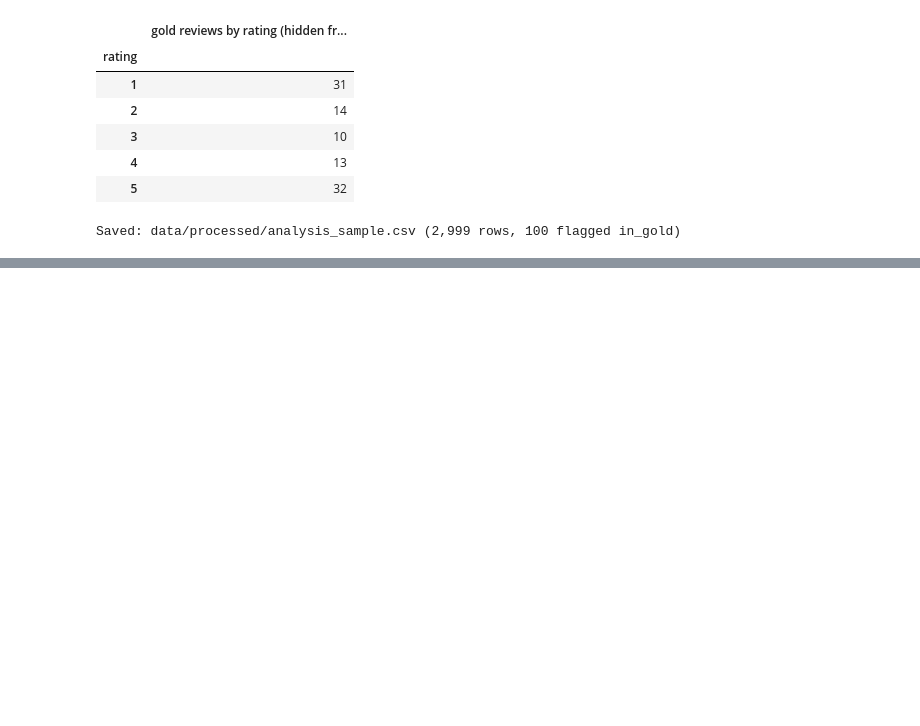
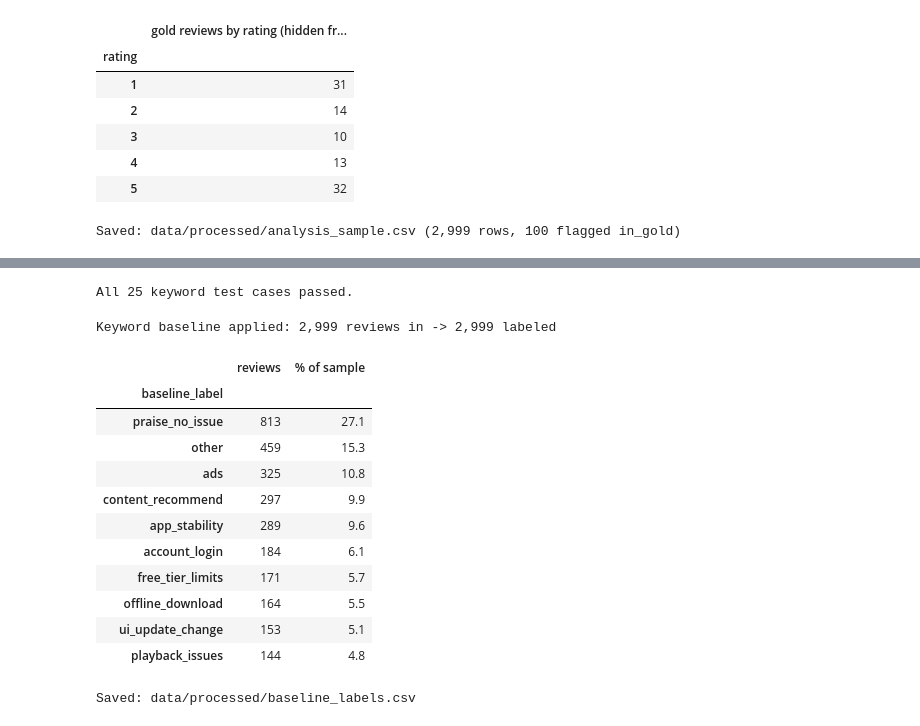
Before and after one commit to morghendy12/spotify_reviews_project, a Jupyter notebook: notebooks/spotify_review_triage.ipynb, the cells around one changed output, grey strips where cells are left out. Cells and saved outputs as stored; diff of their text form; code cells hidden in the pictures; blank space fills up the shorter version.

```diff
--- a/notebooks/spotify_review_triage.ipynb
+++ b/notebooks/spotify_review_triage.ipynb
@@ -513,0 +585,75 @@ Created: data/labels/gold_labels_subrahmanyam.xlsx
+# %%
+# Test cases: one example per label, taken from the codebook, plus the tie-break rules.
+# WHY: these confirm the rules do what the codebook says BEFORE we trust them on real reviews.
+# They are NOT a measure of accuracy (that comes from the gold set); they catch logic bugs.
+TEST_CASES = [
+    ("Too many ads", "ads"),
+    ("an ad after every song", "ads"),
+    ("music stops when I lock my screen", "playback_issues"),
+    ("won't connect to my car", "playback_issues"),
+    ("app crashes on launch", "app_stability"),
+    ("so laggy since the update", "app_stability"),
+    ("bring back the old layout", "ui_update_change"),
+    ("I can't pick the song I want", "free_tier_limits"),
+    ("my downloaded songs keep vanishing", "offline_download"),
+    ("keeps logging me out", "account_login"),
+    ("charged twice for premium", "account_login"),
+    ("adds random songs to my playlist", "content_recommend"),
+    ("Best music app ever!", "praise_no_issue"),
+    ("worst app", "other"),
+    # Tie-break 1: complaint beats praise
+    ("Love it but too many ads", "ads"),
+    # Tie-break 2: several complaints -> first mentioned
+    ("The app crashes all the time and there are too many ads", "app_stability"),
+    # Normalized decorative text (Section 3.2) must still match
+    (clean_text("𝐓𝐨𝐨 𝐦𝐚𝐧𝐲 𝐚𝐝𝐬"), "ads"),
+    # v2 fixes (each one found in a NON-gold review during the single revision round)
+    ("Too many adds . Can enjoy music.", "ads"),                         # misspelling "adds"
+    ("Too much add, so annoying", "ads"),                                 # misspelling "add"
+    ("it adds songs I don't like to my playlist", "content_recommend"),   # "adds songs" must NOT become ads
+    ("Now playing bar disappeared after the update", "ui_update_change"),
+    ("We can't skip if we don't have premium", "free_tier_limits"),
+    ("All it does is play the 5 sec preview", "free_tier_limits"),
+    ("I like it and the bass is so powerful", "praise_no_issue"),
+    ("I was not satisfied", "other"),                                     # negated praise must not count as praise
+]
+failures = [(t, exp, keyword_label(t)) for t, exp in TEST_CASES if keyword_label(t) != exp]
+for t, exp, got in failures:
+    print(f"FAIL: {t!r}: expected {exp}, got {got}")
+assert not failures, f"{len(failures)} keyword test case(s) failed"
+print(f"All {len(TEST_CASES)} keyword test cases passed.")
+# %% [output]
+All 25 keyword test cases passed.
+# %%
+before = len(sample)
+sample["baseline_label"] = sample["review_clean"].map(keyword_label)
+print(f"Keyword baseline applied: {before:,} reviews in -> {len(sample):,} labeled")
+
+# Labeling must not add or drop reviews.
+assert len(sample) == before
+# Every review gets exactly one label, and it must be one of the 10 valid labels.
+assert sample["baseline_label"].isin(LABELS).all(), "Baseline produced an invalid label"
+# The rules are deterministic: running them again must give identical labels (unlike an LLM).
+assert (sample["review_clean"].map(keyword_label) == sample["baseline_label"]).all(), "Baseline is not deterministic"
+
+dist = sample["baseline_label"].value_counts().to_frame("reviews")
+dist["% of sample"] = (dist["reviews"] / len(sample) * 100).round(1)
+display(dist)
+
+sample[["review_id", "baseline_label"]].to_csv(PROC / "baseline_labels.csv", index=False)
+print("Saved: data/processed/baseline_labels.csv")
+# %% [output]
+Keyword baseline applied: 2,999 reviews in -> 2,999 labeled
+|  | reviews | % of sample |
+| baseline_label |  |  |
+| praise_no_issue | 813 | 27.1 |
+| other | 459 | 15.3 |
+| ads | 325 | 10.8 |
+| content_recommend | 297 | 9.9 |
+| app_stability | 289 | 9.6 |
+| account_login | 184 | 6.1 |
+| free_tier_limits | 171 | 5.7 |
+| offline_download | 164 | 5.5 |
+| ui_update_change | 153 | 5.1 |
+| playback_issues | 144 | 4.8 |
+Saved: data/processed/baseline_labels.csv
```
Also changed, not shown: parts of 5 cells of this notebook, 1 other file.
